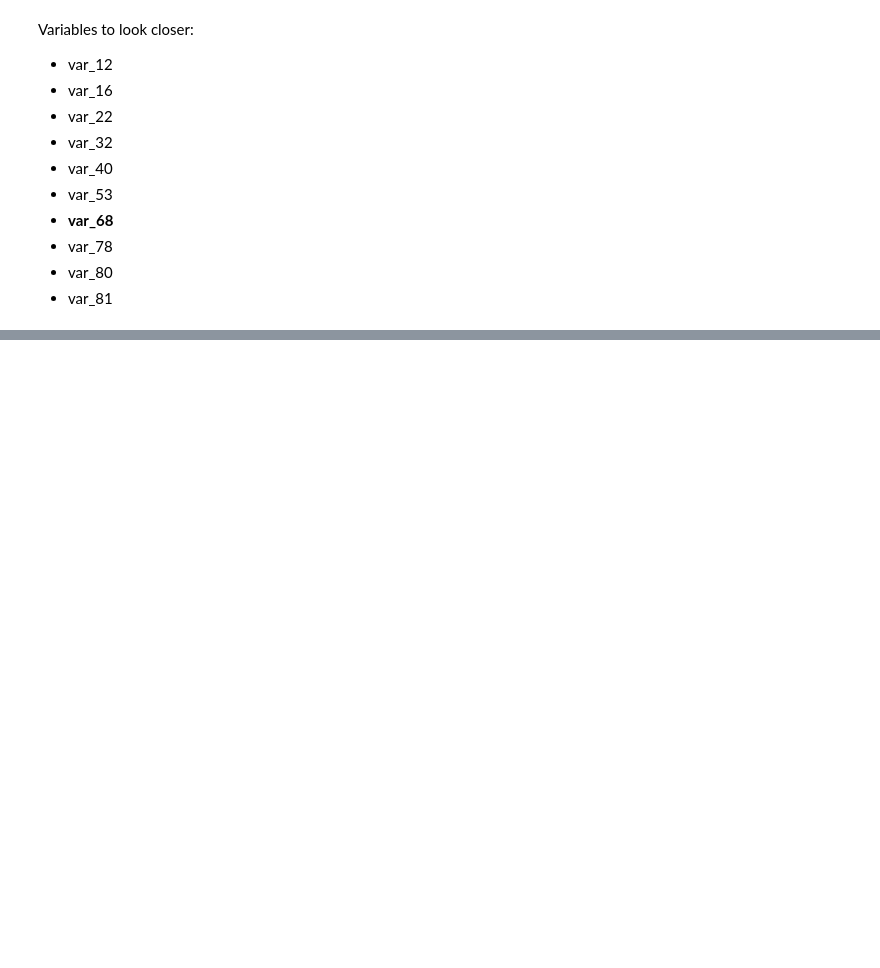
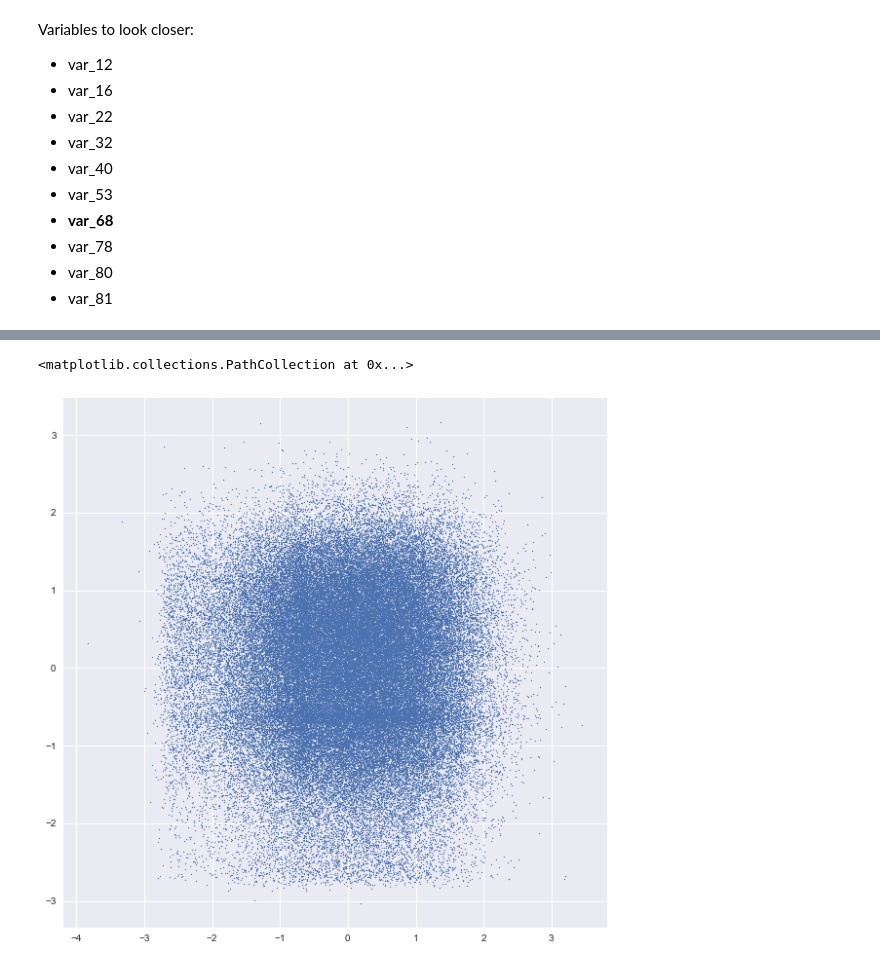
Before and after one commit to FedericoRaimondi/myProjects, a Jupyter notebook: Santander_Customer_Transaction_Prediction/Exploratory_Data_Analysis/Data Exploration.ipynb, the cells around one changed output, grey strips where cells are left out. Cells and saved outputs as stored; diff of their text form; code cells hidden in the pictures; blank space fills up the shorter version.

```diff
--- a/Santander_Customer_Transaction_Prediction/Exploratory_Data_Analysis/Data Exploration.ipynb
+++ b/Santander_Customer_Transaction_Prediction/Exploratory_Data_Analysis/Data Exploration.ipynb
@@ -346,0 +367,7 @@ plt.show()
+# %%
+fig = plt.figure(figsize=(10,10))
+ax = fig.add_subplot(111)
+ax.scatter(df_test_real['var_0'].values, df_test_real['var_2'].values, s=1)
+# %% [output]
+<matplotlib.collections.PathCollection at 0x...>
+[figure, added]
```
Also changed, not shown: parts of 16 cells of this notebook.
